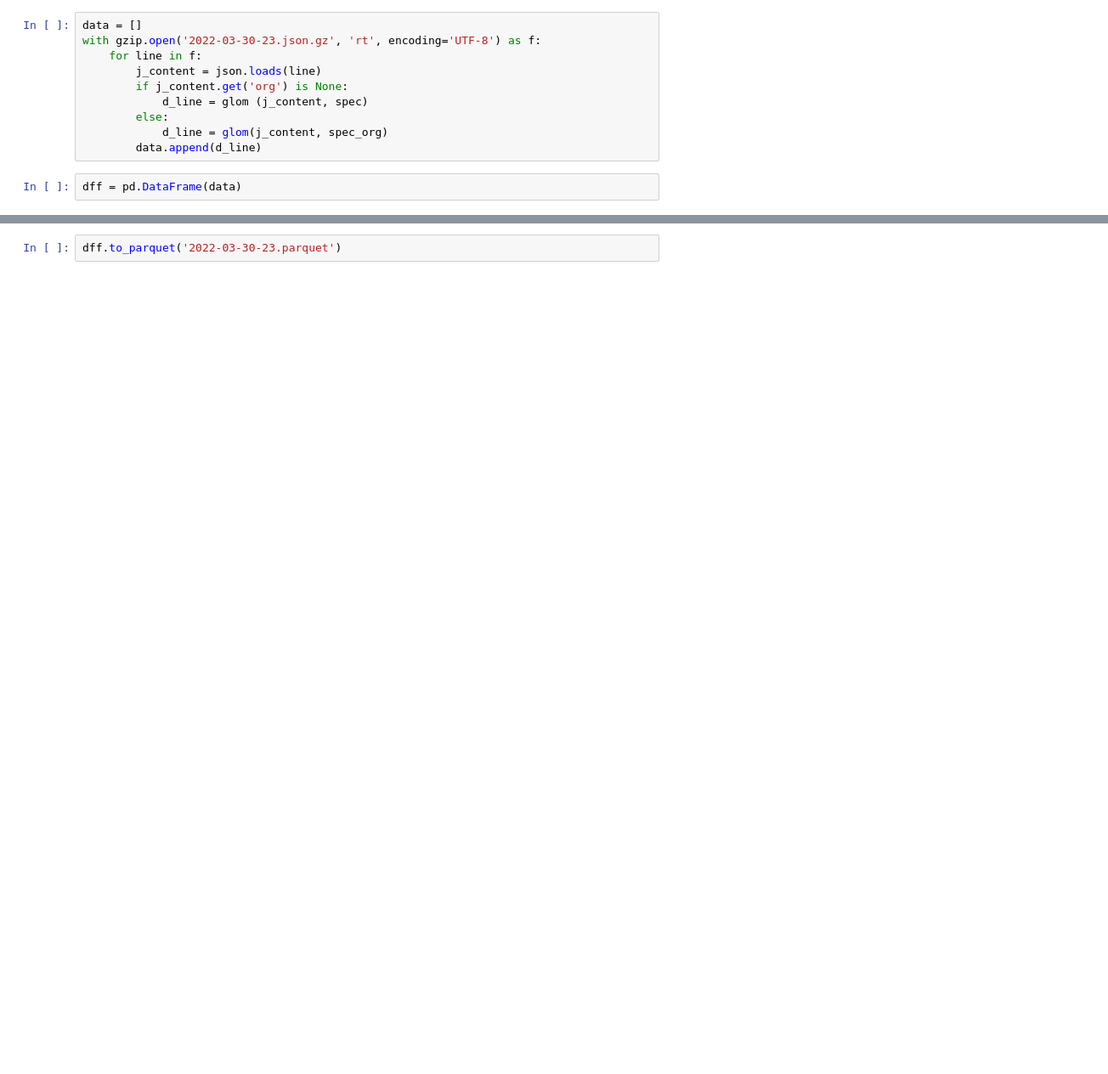
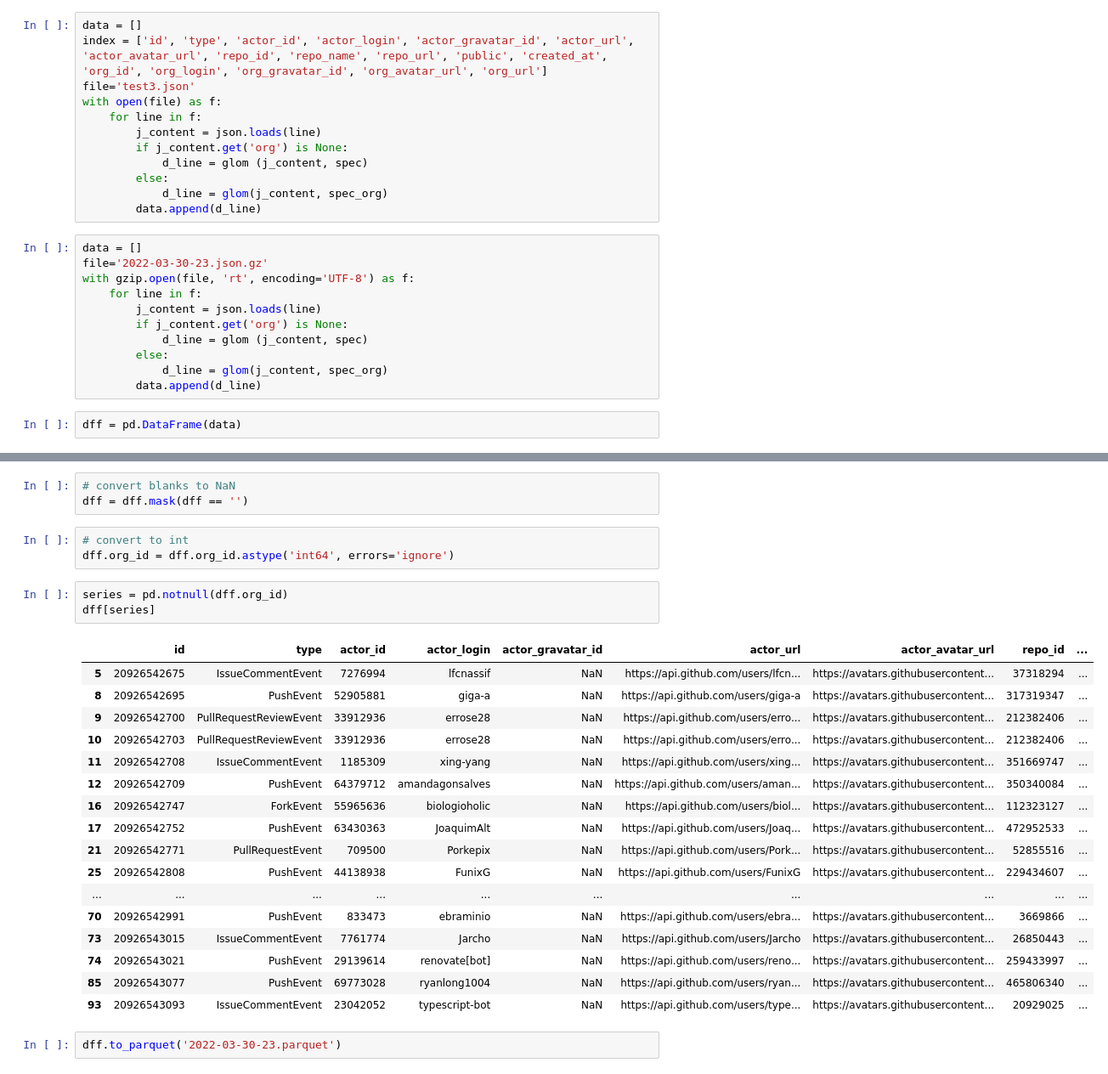
Before and after one commit to ziritrion/dataeng-zoomcamp, a Jupyter notebook: scratch/explore.ipynb, the cells around one changed output, grey strips where cells are left out. Shown: that part at 85% size. Cells and saved outputs as stored; diff of their text form; blank space fills up the shorter version.

```diff
--- a/scratch/explore.ipynb
+++ b/scratch/explore.ipynb
@@ -230,9 +230,22 @@ else:
     print('dorp')
 # %% [output]
 dorp
+# %%
+data = []
+index = ['id', 'type', 'actor_id', 'actor_login', 'actor_gravatar_id', 'actor_url', 'actor_avatar_url', 'repo_id', 'repo_name', 'repo_url', 'public', 'created_at', 'org_id', 'org_login', 'org_gravatar_id', 'org_avatar_url', 'org_url']
+file='test3.json'
+with open(file) as f:
+    for line in f:
+        j_content = json.loads(line)
+        if j_content.get('org') is None:
+            d_line = glom (j_content, spec)
+        else:
+            d_line = glom(j_content, spec_org)
+        data.append(d_line)
 # %%
 data = []
-with gzip.open('2022-03-30-23.json.gz', 'rt', encoding='UTF-8') as f:
+file='2022-03-30-23.json.gz'
+with gzip.open(file, 'rt', encoding='UTF-8') as f:
     for line in f:
         j_content = json.loads(line)
         if j_content.get('org') is None:
@@ -261,3 +258,30 @@ dff
+# %%
+# convert blanks to NaN
+dff = dff.mask(dff == '')
+# %%
+# convert to int
+dff.org_id = dff.org_id.astype('int64', errors='ignore')
+# %%
+series = pd.notnull(dff.org_id)
+dff[series]
+# %% [output]
+|  | id | type | actor_id | actor_login | actor_gravatar_id | actor_url | actor_avatar_url | repo_id | ... |
+| 5 | 20926542675 | IssueCommentEvent | 7276994 | lfcnassif | NaN | https://api.github.com/users/lfcn... | https://avatars.githubusercontent... | 37318294 | ... |
+| 8 | 20926542695 | PushEvent | 52905881 | giga-a | NaN | https://api.github.com/users/giga-a | https://avatars.githubusercontent... | 317319347 | ... |
+| 9 | 20926542700 | PullRequestReviewEvent | 33912936 | errose28 | NaN | https://api.github.com/users/erro... | https://avatars.githubusercontent... | 212382406 | ... |
+| 10 | 20926542703 | PullRequestReviewEvent | 33912936 | errose28 | NaN | https://api.github.com/users/erro... | https://avatars.githubusercontent... | 212382406 | ... |
+| 11 | 20926542708 | IssueCommentEvent | 1185309 | xing-yang | NaN | https://api.github.com/users/xing... | https://avatars.githubusercontent... | 351669747 | ... |
+| 12 | 20926542709 | PushEvent | 64379712 | amandagonsalves | NaN | https://api.github.com/users/aman... | https://avatars.githubusercontent... | 350340084 | ... |
+| 16 | 20926542747 | ForkEvent | 55965636 | biologioholic | NaN | https://api.github.com/users/biol... | https://avatars.githubusercontent... | 112323127 | ... |
+| 17 | 20926542752 | PushEvent | 63430363 | JoaquimAlt | NaN | https://api.github.com/users/Joaq... | https://avatars.githubusercontent... | 472952533 | ... |
+| 21 | 20926542771 | PullRequestEvent | 709500 | Porkepix | NaN | https://api.github.com/users/Pork... | https://avatars.githubusercontent... | 52855516 | ... |
+| 25 | 20926542808 | PushEvent | 44138938 | FunixG | NaN | https://api.github.com/users/FunixG | https://avatars.githubusercontent... | 229434607 | ... |
+| ... | ... | ... | ... | ... | ... | ... | ... | ... | ... |
+| 70 | 20926542991 | PushEvent | 833473 | ebraminio | NaN | https://api.github.com/users/ebra... | https://avatars.githubusercontent... | 3669866 | ... |
+| 73 | 20926543015 | IssueCommentEvent | 7761774 | Jarcho | NaN | https://api.github.com/users/Jarcho | https://avatars.githubusercontent... | 26850443 | ... |
+| 74 | 20926543021 | PushEvent | 29139614 | renovate[bot] | NaN | https://api.github.com/users/reno... | https://avatars.githubusercontent... | 259433997 | ... |
+| 85 | 20926543077 | PushEvent | 69773028 | ryanlong1004 | NaN | https://api.github.com/users/ryan... | https://avatars.githubusercontent... | 465806340 | ... |
+| 93 | 20926543093 | IssueCommentEvent | 23042052 | typescript-bot | NaN | https://api.github.com/users/type... | https://avatars.githubusercontent... | 20929025 | ... |
 # %%
 dff.to_parquet('2022-03-30-23.parquet')
 # %%
```
Also changed, not shown: parts of 1 cell of this notebook, 1 other file.
